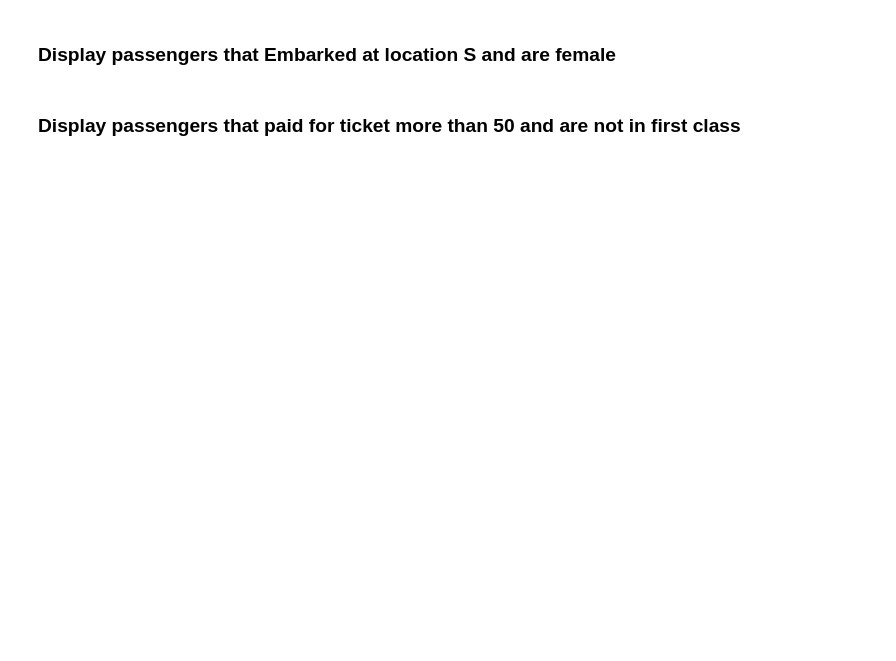
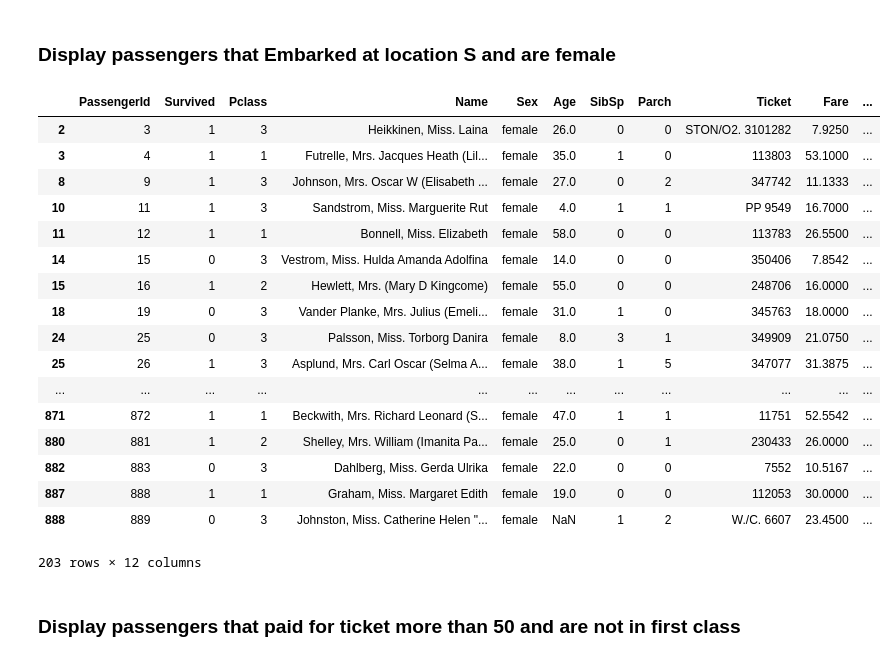
Before and after one commit to Aszek18/pythonbootcamp, a Jupyter notebook: pandas_wprowadzenie/pandas_cwiczenia.ipynb, the cells around one changed output. Saved outputs shown, nothing was run; the diff lists cells and outputs as text; code cells hidden in the pictures; blank space fills up the shorter version.

```diff
--- a/pandas_wprowadzenie/pandas_cwiczenia.ipynb
+++ b/pandas_wprowadzenie/pandas_cwiczenia.ipynb
@@ -48,4 +111,25 @@ df.tail().to_excel("files_pandas_21_01_2017/titanic_train_test_save_5.xlsx")
 # %% [markdown]
 ### Display passengers that Embarked at location S and are female
+# %%
+df[(df['Sex'] == 'female') & (df['Embarked']== 'S')]
+# %% [output]
+|  | PassengerId | Survived | Pclass | Name | Sex | Age | SibSp | Parch | Ticket | Fare | ... |
+| 2 | 3 | 1 | 3 | Heikkinen, Miss. Laina | female | 26.0 | 0 | 0 | STON/O2. 3101282 | 7.9250 | ... |
+| 3 | 4 | 1 | 1 | Futrelle, Mrs. Jacques Heath (Lil... | female | 35.0 | 1 | 0 | 113803 | 53.1000 | ... |
+| 8 | 9 | 1 | 3 | Johnson, Mrs. Oscar W (Elisabeth ... | female | 27.0 | 0 | 2 | 347742 | 11.1333 | ... |
+| 10 | 11 | 1 | 3 | Sandstrom, Miss. Marguerite Rut | female | 4.0 | 1 | 1 | PP 9549 | 16.7000 | ... |
+| 11 | 12 | 1 | 1 | Bonnell, Miss. Elizabeth | female | 58.0 | 0 | 0 | 113783 | 26.5500 | ... |
+| 14 | 15 | 0 | 3 | Vestrom, Miss. Hulda Amanda Adolfina | female | 14.0 | 0 | 0 | 350406 | 7.8542 | ... |
+| 15 | 16 | 1 | 2 | Hewlett, Mrs. (Mary D Kingcome) | female | 55.0 | 0 | 0 | 248706 | 16.0000 | ... |
+| 18 | 19 | 0 | 3 | Vander Planke, Mrs. Julius (Emeli... | female | 31.0 | 1 | 0 | 345763 | 18.0000 | ... |
+| 24 | 25 | 0 | 3 | Palsson, Miss. Torborg Danira | female | 8.0 | 3 | 1 | 349909 | 21.0750 | ... |
+| 25 | 26 | 1 | 3 | Asplund, Mrs. Carl Oscar (Selma A... | female | 38.0 | 1 | 5 | 347077 | 31.3875 | ... |
+| ... | ... | ... | ... | ... | ... | ... | ... | ... | ... | ... | ... |
+| 871 | 872 | 1 | 1 | Beckwith, Mrs. Richard Leonard (S... | female | 47.0 | 1 | 1 | 11751 | 52.5542 | ... |
+| 880 | 881 | 1 | 2 | Shelley, Mrs. William (Imanita Pa... | female | 25.0 | 0 | 1 | 230433 | 26.0000 | ... |
+| 882 | 883 | 0 | 3 | Dahlberg, Miss. Gerda Ulrika | female | 22.0 | 0 | 0 | 7552 | 10.5167 | ... |
+| 887 | 888 | 1 | 1 | Graham, Miss. Margaret Edith | female | 19.0 | 0 | 0 | 112053 | 30.0000 | ... |
+| 888 | 889 | 0 | 3 | Johnston, Miss. Catherine Helen "... | female | NaN | 1 | 2 | W./C. 6607 | 23.4500 | ... |
+203 rows × 12 columns
 # %% [markdown]
 ### Display passengers that paid for ticket more than 50 and are not in first class
```
Also changed, not shown: parts of 17 cells of this notebook, 3 other files.
